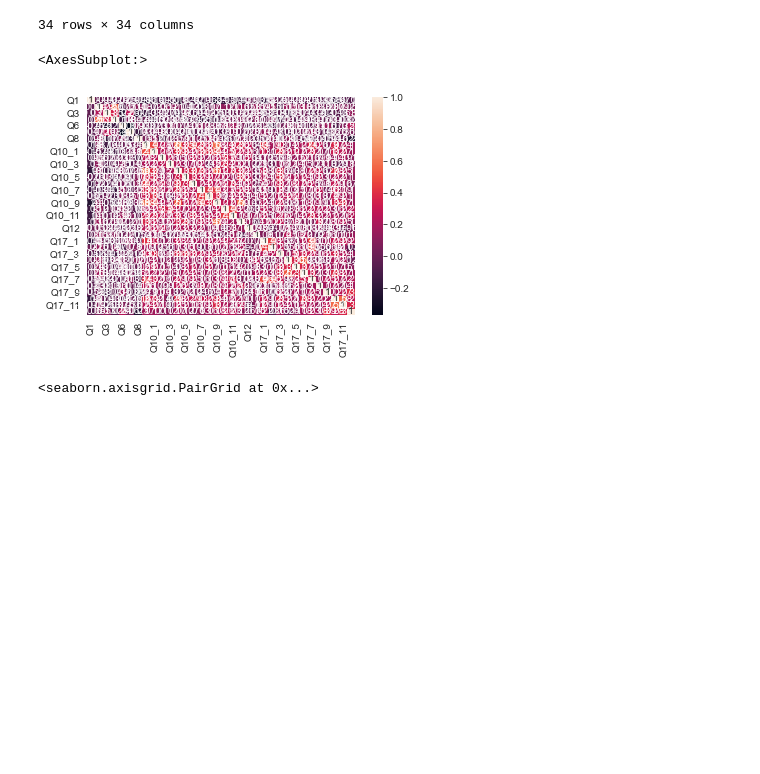
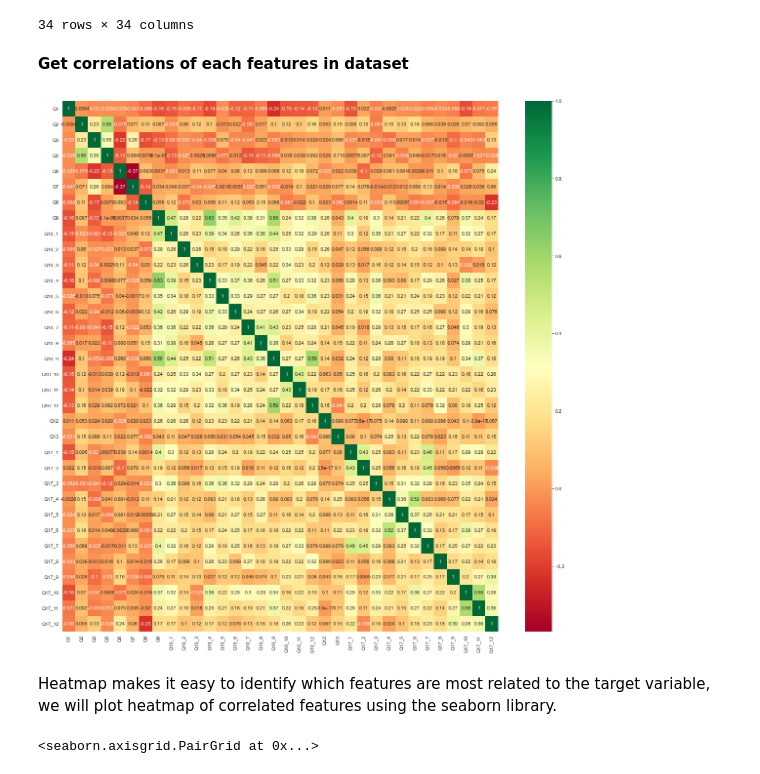
Before and after one commit to jnajera06/PiRates.Stress, a Jupyter notebook: stresslevel.ipynb, the cells around one changed output. Cells and saved outputs as stored; diff of their text form; code cells hidden in the pictures; blank space fills up the shorter version.

```diff
--- a/stresslevel.ipynb
+++ b/stresslevel.ipynb
@@ -115,7 +118,7 @@ dtype: int64
 # %% [markdown]
 There are missing data only in one feature (Q18)
 # %%
-dataset_1 = dataset
+dataset_1 = dataset.copy()
 # %%
 dataset_1.sample(5)
 # %% [output]
@@ -514,7 +515,3 @@ dataset_1['Q17_12'].replace(('Never', 'Almost never', 'Sometimes', 'Fairly often
-# %%
-dataset_1.drop(columns =['Q11'], inplace = True)
-# %%
-dataset_1.drop(columns =['Q18'], inplace = True)
 # %% [markdown]
 ### Verify all changes made to the dataset
 # %% [markdown]
@@ -640,11 +637,20 @@ corr1
 | Q17_11 | -0.071420 | 0.091945 | -0.062836 | -0.037212 | 0.074762 | 0.035841 | -0.020341 | 0.238961 | 0.270552 | 0.191852 | ... | ... |
 | Q17_12 | -0.060096 | 0.055372 | 0.129133 | -0.027997 | 0.235027 | 0.059829 | -0.230343 | 0.174496 | 0.171528 | 0.100065 | ... | ... |
 34 rows × 34 columns
-# %%
-sns.heatmap(corr1, annot=True)
-# %% [output]
-<AxesSubplot:>
-[figure, removed]
+# %% [markdown]
+**Get correlations of each features in dataset**
+# %%
+#sns.heatmap(corr1, annot=True)
+
+top_corr_features = corr1.index
+plt.figure(figsize=(20,20))
+
+#plot heat map
+g=sns.heatmap(dataset_1[top_corr_features].corr(),annot=True,cmap="RdYlGn")
+# %% [output]
+[figure, added]
+# %% [markdown]
+Heatmap makes it easy to identify which features are most related to the target variable, we will plot heatmap of correlated features using the seaborn library.
 # %%
 sns.pairplot(dataset_1)
 # %% [output]
```
Also changed, not shown: parts of 73 cells of this notebook.
